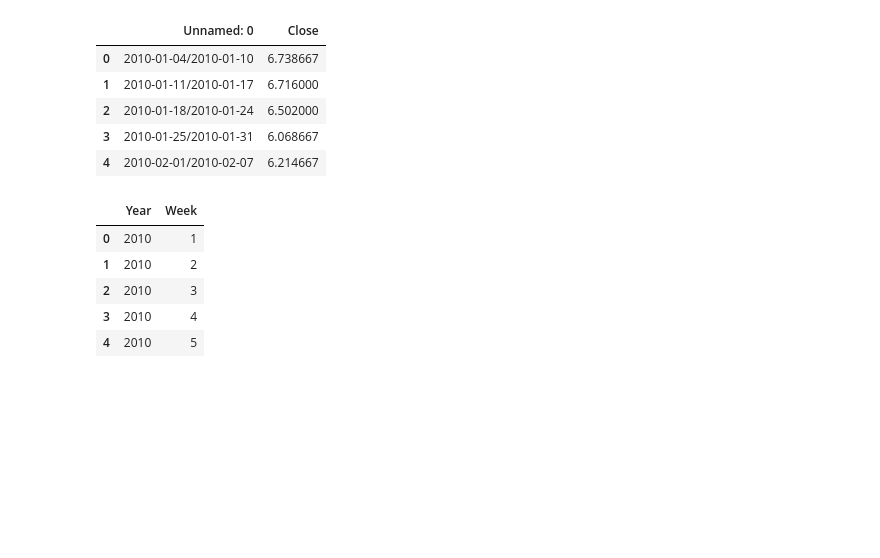
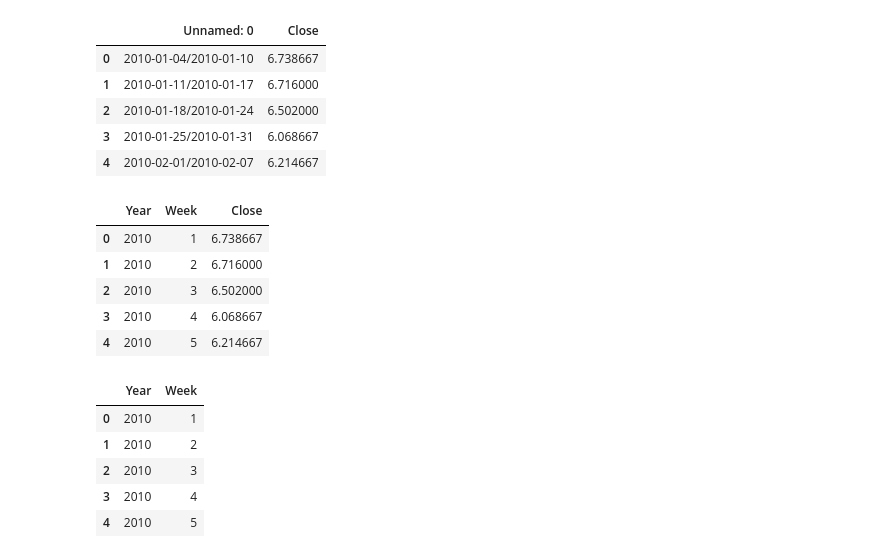
Before and after one commit to sai14karthik/xAI, a Jupyter notebook: averages.ipynb, the cells around one changed output. Saved outputs shown, nothing was run; the diff lists cells and outputs as text; code cells hidden in the pictures; blank space fills up the shorter version.

```diff
--- a/averages.ipynb
+++ b/averages.ipynb
@@ -162 +166,10 @@ y = df['Close']
+# %%
+df.head()
+# %% [output]
+|  | Year | Week | Close |
+| 0 | 2010 | 1 | 6.738667 |
+| 1 | 2010 | 2 | 6.716000 |
+| 2 | 2010 | 3 | 6.502000 |
+| 3 | 2010 | 4 | 6.068667 |
+| 4 | 2010 | 5 | 6.214667 |
 # %%
```
Also changed, not shown: parts of 13 cells of this notebook, 4 other files.
